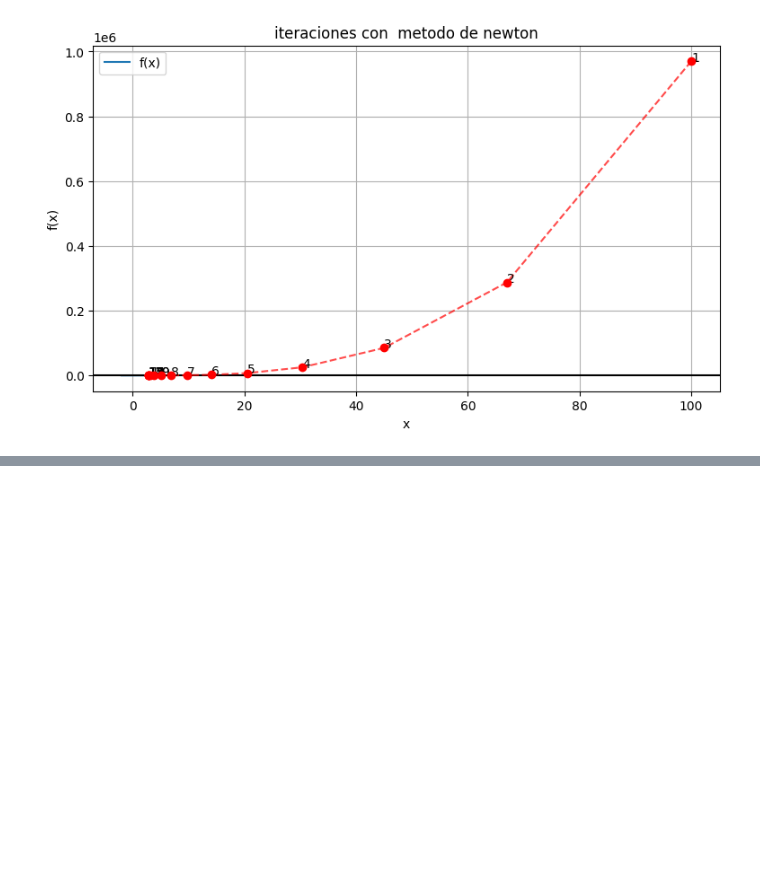
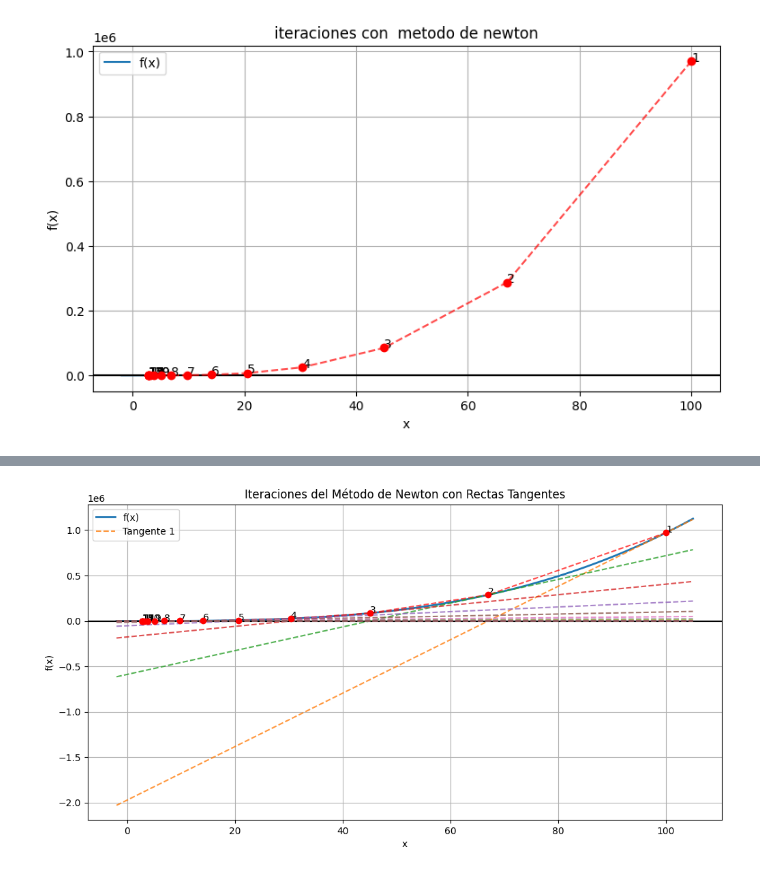
Before and after one commit to JuanfranPinto/Metodos-Numericos-2026A, a Jupyter notebook: Talleres MN 2026 A/Taller-Metodo-de-Newton.ipynb, the cells around one changed output, grey strips where cells are left out. Cells and saved outputs as stored; diff of their text form; code cells hidden in the pictures; blank space fills up the shorter version.

Commit message:
actividades completadas

```diff
--- a/Talleres MN 2026 A/Taller-Metodo-de-Newton.ipynb
+++ b/Talleres MN 2026 A/Taller-Metodo-de-Newton.ipynb
@@ -312,0 +403,93 @@ plt.show()
+# %%
+import numpy as np
+import matplotlib.pyplot as plt
+from scipy.optimize import newton
+
+# FUNCION
+def f(x):
+    return x**3 - 3*x**2 + x - 1
+
+# DERIVADA
+def df(x):
+    return 3*x**2 - 6*x + 1
+
+x0 = 100
+
+puntos_x = []
+puntos_y = []
+
+def guardar_iteracion(x):
+
+    puntos_x.append(x)
+    puntos_y.append(f(x))
+
+    return f(x)
+
+raiz = newton(
+    func=guardar_iteracion,
+    x0=x0,
+    fprime=df,
+    tol=1e-8,
+    maxiter=100
+)
+
+print("Raíz aproximada:", raiz)
+
+# ---------------- GRAFICA ----------------
+
+x = np.linspace(-2, 105, 2000)
+y = f(x)
+
+plt.figure(figsize=(12,6))
+
+# FUNCION
+plt.plot(x, y, label='f(x)', linewidth=2)
+
+# EJE X
+plt.axhline(0, color='black')
+
+# PUNTOS ROJOS
+plt.scatter(puntos_x, puntos_y, color='red', zorder=5)
+
+# LINEA ENTRE ITERACIONES
+plt.plot(puntos_x, puntos_y, 'r--', alpha=0.7)
+
+# RECTAS TANGENTES COMPLETAS
+for i in range(len(puntos_x)):
+
+    xi = puntos_x[i]
+    yi = puntos_y[i]
+
+    # pendiente
+    m = df(xi)
+
+    # ecuacion de la tangente
+    yt = m * (x - xi) + yi
+
+    # graficar recta completa
+    plt.plot(
+        x,
+        yt,
+        '--',
+        alpha=0.8,
+        label=f'Tangente {i+1}' if i == 0 else ""
+    )
+
+    # numerar iteraciones
+    plt.text(
+        xi,
+        yi,
+        str(i+1),
+        fontsize=10
+    )
+
+# TITULOS
+plt.title("Iteraciones del Método de Newton con Rectas Tangentes")
+plt.xlabel("x")
+plt.ylabel("f(x)")
+
+plt.grid(True)
+plt.legend()
+
+plt.show()
+# %% [output]
@@ -312,0 +497 @@ plt.show()
+[figure, added]
```
Also changed, not shown: parts of 4 cells of this notebook, 2 other files.
